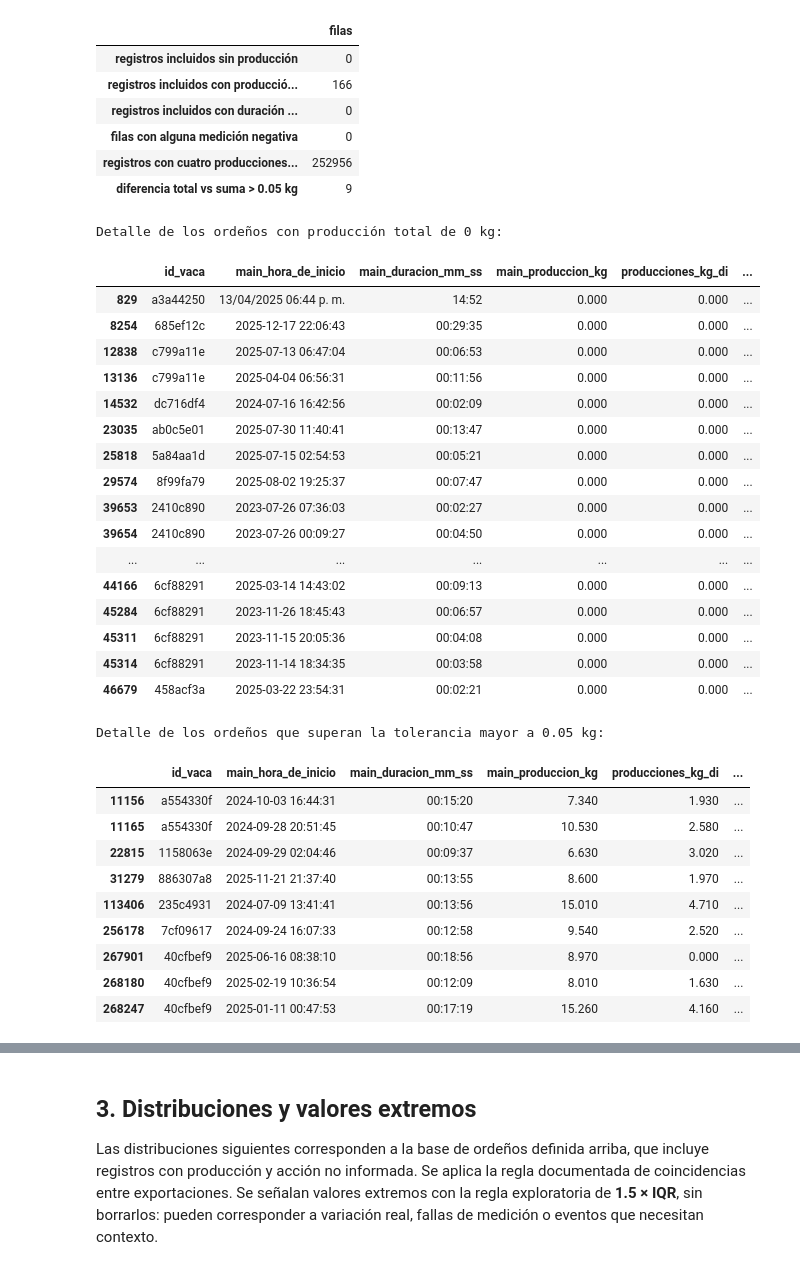
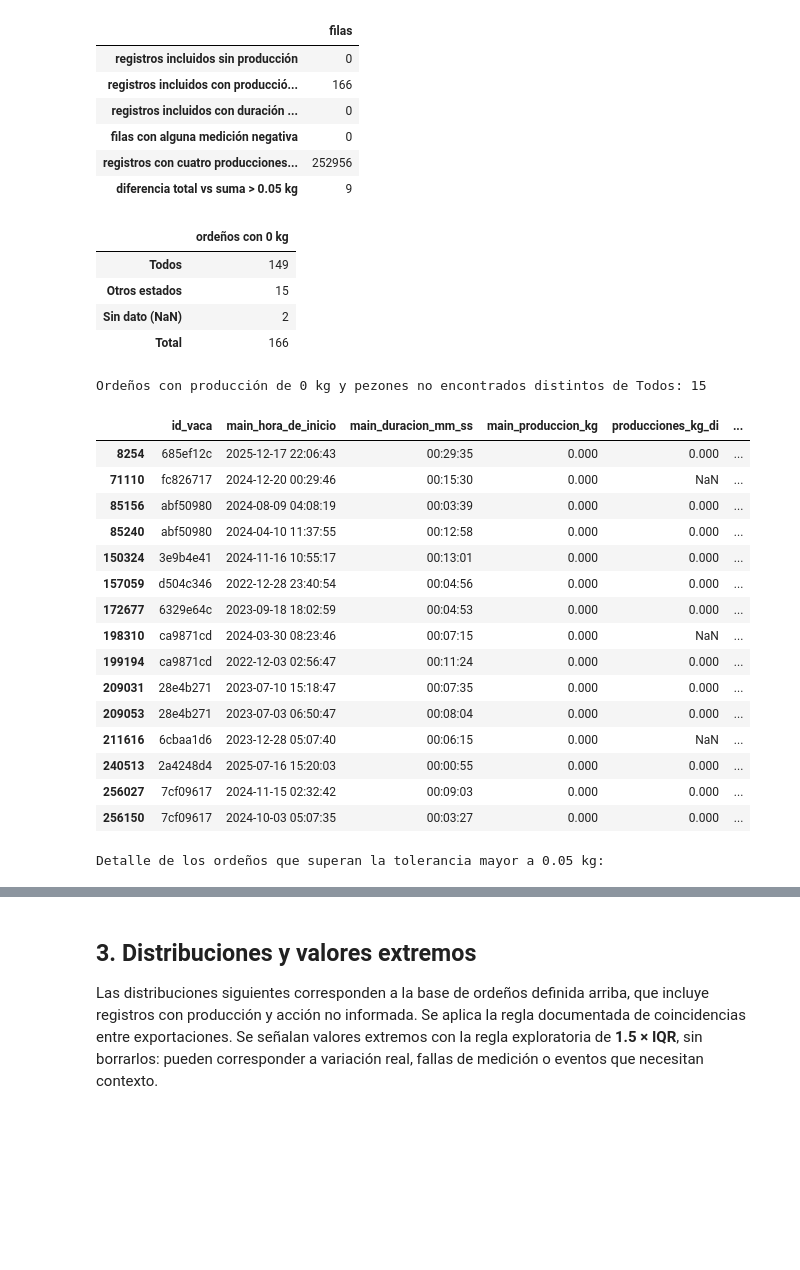
Before and after one commit to EmilioQuinonez/VACAS_IA, a Jupyter notebook: src/DU/eda_yael.ipynb, the cells around one changed output, grey strips where cells are left out. Cells and saved outputs as stored; diff of their text form; code cells hidden in the pictures; blank space fills up the shorter version.

```diff
--- a/src/DU/eda_yael.ipynb
+++ b/src/DU/eda_yael.ipynb
@@ -377,40 +366,49 @@ Se conserva la fila ISO con precisión de segundos; las filas originales permane
 # %%
 columnas_detalle = clave + ["main_duracion_mm_ss", "main_produccion_kg"] + columnas_cuartos + [
     "suma_cuartos_kg", "diferencia_total_kg", "estado_incompleto",
-    "estado_pezones_no_encontrados", "estado_patada", "misc_eo_po"]
+    "estado_pezones_no_encontrados", "estado_patada", "misc_eo_po",
+    "sangre_ppm_di", "sangre_ppm_dd", "sangre_ppm_ti", "sangre_ppm_td"]
 
-print("Detalle de los ordeños con producción total de 0 kg:")
-display(ordenos.loc[ordenos.main_produccion_kg.eq(0), columnas_detalle].head(20))
+pezones_no_encontrados = ordenos["estado_pezones_no_encontrados"]
+filtro_cero = ordenos.main_produccion_kg.eq(0)
+resumen_ceros = pd.Series({
+    "Todos": (filtro_cero & pezones_no_encontrados.eq("Todos")).sum(),
+    "Otros estados": (filtro_cero & pezones_no_encontrados.notna() & pezones_no_encontrados.ne("Todos")).sum(),
+    "Sin dato (NaN)": (filtro_cero & pezones_no_encontrados.isna()).sum(),
+}, name="ordeños con 0 kg")
+resumen_ceros.loc["Total"] = filtro_cero.sum()
+display(resumen_ceros.to_frame())
+filtro_cero_pezones_parciales = (
+    filtro_cero
+    & pezones_no_encontrados.notna()
+    & pezones_no_encontrados.ne("Todos")
+)
+print(f"Ordeños con producción de 0 kg y pezones no encontrados distintos de Todos: {filtro_cero_pezones_parciales.sum()}")
+display(ordenos.loc[filtro_cero_pezones_parciales, columnas_detalle])
 print("Detalle de los ordeños que superan la tolerancia mayor a 0.05 kg:")
 display(ordenos.loc[ordenos.diferencia_total_kg.abs().gt(0.05 + 1e-9),
-    columnas_detalle].head(20))
+    columnas_detalle])
 # %% [output]
+|  | ordeños con 0 kg |
+| Todos | 149 |
+| Otros estados | 15 |
+| Sin dato (NaN) | 2 |
+| Total | 166 |
-Detalle de los ordeños con producción total de 0 kg:
+Ordeños con producción de 0 kg y pezones no encontrados distintos de Todos: 15
-|  | id_vaca | main_hora_de_inicio | main_duracion_mm_ss | main_produccion_kg | producciones_kg_di | ... |
-| 829 | a3a44250 | 13/04/2025 06:44 p. m. | 14:52 | 0.000 | 0.000 | ... |
-| 8254 | 685ef12c | 2025-12-17 22:06:43 | 00:29:35 | 0.000 | 0.000 | ... |
-| 12838 | c799a11e | 2025-07-13 06:47:04 | 00:06:53 | 0.000 | 0.000 | ... |
-| 13136 | c799a11e | 2025-04-04 06:56:31 | 00:11:56 | 0.000 | 0.000 | ... |
-| 14532 | dc716df4 | 2024-07-16 16:42:56 | 00:02:09 | 0.000 | 0.000 | ... |
-| 23035 | ab0c5e01 | 2025-07-30 11:40:41 | 00:13:47 | 0.000 | 0.000 | ... |
-| 25818 | 5a84aa1d | 2025-07-15 02:54:53 | 00:05:21 | 0.000 | 0.000 | ... |
-| 29574 | 8f99fa79 | 2025-08-02 19:25:37 | 00:07:47 | 0.000 | 0.000 | ... |
-| 39653 | 2410c890 | 2023-07-26 07:36:03 | 00:02:27 | 0.000 | 0.000 | ... |
-| 39654 | 2410c890 | 2023-07-26 00:09:27 | 00:04:50 | 0.000 | 0.000 | ... |
-| ... | ... | ... | ... | ... | ... | ... |
-| 44166 | 6cf88291 | 2025-03-14 14:43:02 | 00:09:13 | 0.000 | 0.000 | ... |
-| 45284 | 6cf88291 | 2023-11-26 18:45:43 | 00:06:57 | 0.000 | 0.000 | ... |
-| 45311 | 6cf88291 | 2023-11-15 20:05:36 | 00:04:08 | 0.000 | 0.000 | ... |
-| 45314 | 6cf88291 | 2023-11-14 18:34:35 | 00:03:58 | 0.000 | 0.000 | ... |
-| 46679 | 458acf3a | 2025-03-22 23:54:31 | 00:02:21 | 0.000 | 0.000 | ... |
+|  | id_vaca | main_hora_de_inicio | main_duracion_mm_ss | main_produccion_kg | producciones_kg_di | ... |
+| 8254 | 685ef12c | 2025-12-17 22:06:43 | 00:29:35 | 0.000 | 0.000 | ... |
+| 71110 | fc826717 | 2024-12-20 00:29:46 | 00:15:30 | 0.000 | NaN | ... |
+| 85156 | abf50980 | 2024-08-09 04:08:19 | 00:03:39 | 0.000 | 0.000 | ... |
+| 85240 | abf50980 | 2024-04-10 11:37:55 | 00:12:58 | 0.000 | 0.000 | ... |
+| 150324 | 3e9b4e41 | 2024-11-16 10:55:17 | 00:13:01 | 0.000 | 0.000 | ... |
+| 157059 | d504c346 | 2022-12-28 23:40:54 | 00:04:56 | 0.000 | 0.000 | ... |
+| 172677 | 6329e64c | 2023-09-18 18:02:59 | 00:04:53 | 0.000 | 0.000 | ... |
+| 198310 | ca9871cd | 2024-03-30 08:23:46 | 00:07:15 | 0.000 | NaN | ... |
+| 199194 | ca9871cd | 2022-12-03 02:56:47 | 00:11:24 | 0.000 | 0.000 | ... |
+| 209031 | 28e4b271 | 2023-07-10 15:18:47 | 00:07:35 | 0.000 | 0.000 | ... |
+| 209053 | 28e4b271 | 2023-07-03 06:50:47 | 00:08:04 | 0.000 | 0.000 | ... |
+| 211616 | 6cbaa1d6 | 2023-12-28 05:07:40 | 00:06:15 | 0.000 | NaN | ... |
+| 240513 | 2a4248d4 | 2025-07-16 15:20:03 | 00:00:55 | 0.000 | 0.000 | ... |
+| 256027 | 7cf09617 | 2024-11-15 02:32:42 | 00:09:03 | 0.000 | 0.000 | ... |
+| 256150 | 7cf09617 | 2024-10-03 05:07:35 | 00:03:27 | 0.000 | 0.000 | ... |
 Detalle de los ordeños que superan la tolerancia mayor a 0.05 kg:
-|  | id_vaca | main_hora_de_inicio | main_duracion_mm_ss | main_produccion_kg | producciones_kg_di | ... |
-| 11156 | a554330f | 2024-10-03 16:44:31 | 00:15:20 | 7.340 | 1.930 | ... |
-| 11165 | a554330f | 2024-09-28 20:51:45 | 00:10:47 | 10.530 | 2.580 | ... |
-| 22815 | 1158063e | 2024-09-29 02:04:46 | 00:09:37 | 6.630 | 3.020 | ... |
-| 31279 | 886307a8 | 2025-11-21 21:37:40 | 00:13:55 | 8.600 | 1.970 | ... |
-| 113406 | 235c4931 | 2024-07-09 13:41:41 | 00:13:56 | 15.010 | 4.710 | ... |
-| 256178 | 7cf09617 | 2024-09-24 16:07:33 | 00:12:58 | 9.540 | 2.520 | ... |
-| 267901 | 40cfbef9 | 2025-06-16 08:38:10 | 00:18:56 | 8.970 | 0.000 | ... |
-| 268180 | 40cfbef9 | 2025-02-19 10:36:54 | 00:12:09 | 8.010 | 1.630 | ... |
-| 268247 | 40cfbef9 | 2025-01-11 00:47:53 | 00:17:19 | 15.260 | 4.160 | ... |
```
Also changed, not shown: parts of 3 cells of this notebook.
